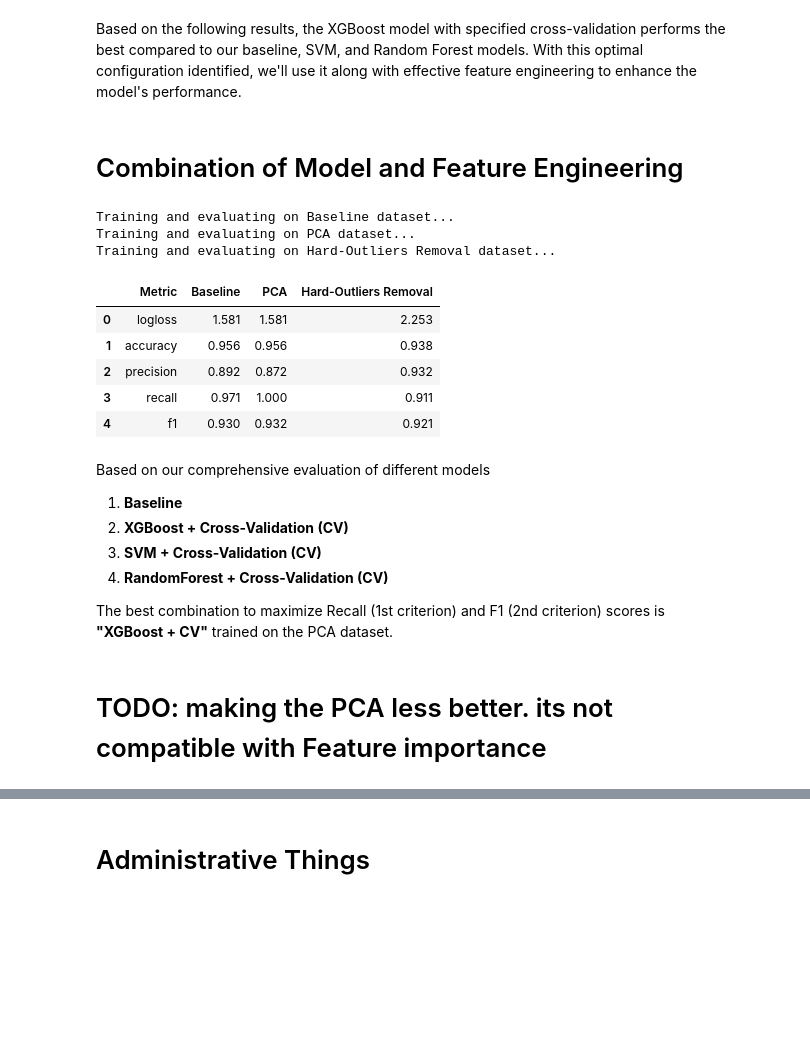
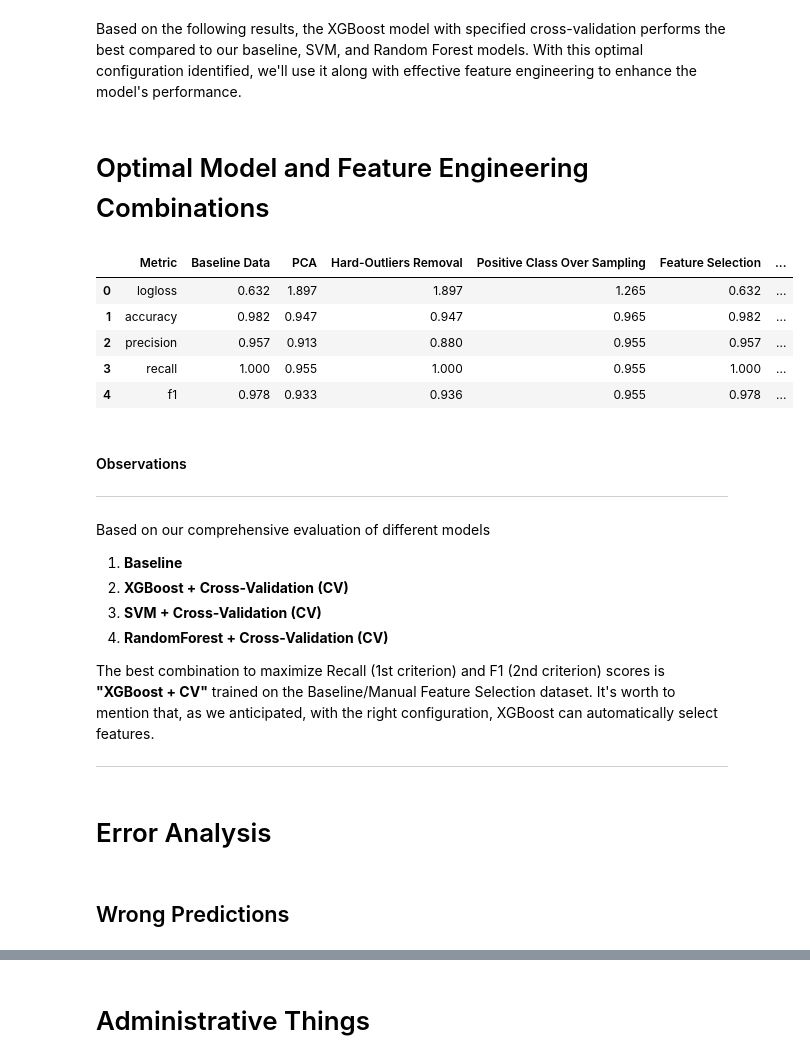
Before and after one commit to Haimzis/KaggleBreastCancerDetection, a Jupyter notebook: pipeline.ipynb, the cells around one changed output, grey strips where cells are left out. Drawn from its saved outputs; the diff is of its cells as text; code cells hidden in the pictures; blank space fills up the shorter version.

```diff
--- a/pipeline.ipynb
+++ b/pipeline.ipynb
@@ -494,2 +490,0 @@ shifting from EDA to XGBoost classifier training with 10-fold cross-validation.
-# %%
-training_df = numerical_df.drop(LABEL, axis=1).apply(zscore)
@@ -916,21 +956,20 @@ gs_conf = {
 # %%
 best_configurations = {
     'SVM': {'C': 8.129477481319464, 'coef0': 6.1252533932455835, 'degree': 9, 'gamma': 'scale', 'kernel': 'linear', 'shrinking': False, 'tol': 0.08111621007989843},
-    'XGBoost': {'gamma': 0.1324045592731578, 'learning_rate': 0.020712862970104915, 'max_depth': 4, 'min_child_weight': 2.393112716902598, 'n_estimators': 195, 'subsample': 0.9610919429456551},
+    'XGBoost': {'gamma': 0.22758468729670714, 'learning_rate': 0.03277228215633764, 'max_depth': 8, 'min_child_weight': 2.1459042606982752, 'n_estimators': 775, 'subsample': 0.7558997029980279},
     'RF': {'bootstrap': True, 'max_depth': 3, 'max_features': 'log2', 'min_samples_leaf': 1, 'min_samples_split': 5, 'n_estimators': 100}
 }
 
 best_cv_model = list(gs_conf.keys())[1]
 
 comparison_df_text = """Metric 	Baseline_Best_Fold 	GridSearch_SVM_Best_Fold 	GridSearch_XGBoost_Best_Fold 	GridSearch_RF_Best_Fold
-0 	logloss 	0.253 	2.213 	1.581 	3.162
-1 	accuracy 	0.912 	0.939 	0.956 	0.912
-2 	precision 	0.786 	0.829 	0.892 	0.786
-3 	recall 	0.971 	1.000 	0.971 	0.971
-4 	f1 	0.868 	0.907 	0.930 	0.868"""
+0 	logloss 	0.124 	1.265 	0.632 	2.529
+1 	accuracy 	0.930 	0.965 	0.982 	0.930
+2 	precision 	0.875 	0.917 	0.957 	0.875
+3 	recall 	0.955 	1.000 	1.000 	0.955
+4 	f1 	0.913 	0.957 	0.978 	0.913"""
 
-
-comparison_df = pd.read_csv(StringIO(comparison_df_text), sep=r'\s+')
+models_comparison_df = pd.read_csv(StringIO(comparison_df_text), sep=r'\s+')
 # %% [markdown]
 Run Hyper-Parameter fine-tuning for all the models
 # %%
@@ -940,7 +979,7 @@ if not SKIP_MODELS_HYPERPARAMETERS_FINETUNE:
   best_configurations = {name: None for name in gs_conf.keys()}
   cv = StratifiedKFold(n_splits=10, shuffle=True, random_state=SEED)
 
-  for m_name, m_conf in gs_conf.items():
+  for m_name, m_conf in tqdm(gs_conf.items(), total=len(gs_conf), desc='Training models'):
       random_search = RandomizedSearchCV(estimator=m_conf['model'], param_distributions=m_conf['param_dict'], scoring=METRIC_CRITERIA, cv=cv, n_iter=10, random_state=SEED, n_jobs=-1)
 
       m_conf['random_result'] = random_search.fit(X_train, Y_train)
@@ -951,8 +990,8 @@ if not SKIP_MODELS_HYPERPARAMETERS_FINETUNE:
       metrics_results.append(visualize_test_results(metrics_dict, X_test, Y_test, best_model))
 
   # compare to baseline model
-  comparison_df = compare_models(metrics_results, ['Baseline'] + [f'GridSearch_{m_name}' for m_name in gs_conf])
+  models_comparison_df = compare_models(metrics_results, ['Baseline'] + [f'GridSearch_{m_name}' for m_name in gs_conf])
 
-print(f'{best_cv_model} best given configuration was: {best_configurations[best_cv_model]}')
-display(comparison_df)
+print(f'\n{best_cv_model} best given configuration was: {best_configurations[best_cv_model]}')
+display(models_comparison_df)
 # %% [output]
@@ -966,48 +1005,56 @@ XGBoost best given configuration was: {'gamma': 0.1324045592731578, 'learning_ra
 # %% [markdown]
 Based on the following results, the XGBoost model with specified cross-validation performs the best compared to our baseline, SVM, and Random Forest models. With this optimal configuration identified, we'll use it along with effective feature engineering to enhance the model's performance.
 # %% [markdown]
-# Combination of Model and Feature Engineering
+# Optimal Model and Feature Engineering Combinations
 # %%
 datasets = {
-    'Baseline': (X_train, Y_train, X_test, Y_test),
+    'Baseline Data': (X_train, Y_train, X_test, Y_test),
     'PCA': (PCA_X_train, Y_train, PCA_X_test, Y_test),
-    'Hard-Outliers Removal': (OR_X_train, OR_Y_train, OR_X_test, OR_Y_test)
+    'Hard-Outliers Removal': (OR_X_train, OR_Y_train, OR_X_test, OR_Y_test),
+    'Positive Class Over Sampling': (OS_X_train_balanced, OS_Y_train_balanced, X_test, Y_test),
+    'Feature Selection': (FS_X_train, Y_train, FS_X_test, Y_test),
+    'Feature Selection + Outliers Removal': (FS_OR_X_train, OR_Y_train, FS_OR_X_test, OR_Y_test)
 }
 
 xgboost_conf = {
     'model': XGBClassifier(random_state=SEED),
     'param_dict': best_configurations['XGBoost']
 }
 
 metrics_results = []
-for dataset_name, (_X_train, _Y_train, _X_test, _Y_test) in datasets.items():
-    print(f"Training and evaluating on {dataset_name} dataset...")
+model_dict = {}
+for dataset_name, (_X_train, _Y_train, _X_test, _Y_test) in tqdm(datasets.items(), total=len(datasets), desc='Training chosen model over datasets'):
 
     # Initialize model with the given configuration
     xgboost_model = XGBClassifier(
         random_state=xgboost_conf['model'].random_state,
         **xgboost_conf['param_dict']
     )
 
-    # Train the model
+    # Train the model over all dataset
     xgboost_model.fit(_X_train, _Y_train)
+
+    model_dict[dataset_name] = xgboost_model
 
     # Visualize test results
     metrics_results.append(visualize_test_results(metrics_dict, _X_test, _Y_test, xgboost_model))
 
-comparison_df = compare_models(metrics_results, datasets.keys(), postfix='')
-display(comparison_df)
+combination_comparison_df = compare_models(metrics_results, datasets.keys(), postfix='')
+display(combination_comparison_df)
 # %% [output]
-Training and evaluating on Baseline dataset...
-Training and evaluating on PCA dataset...
-Training and evaluating on Hard-Outliers Removal dataset...
-|  | Metric | Baseline | PCA | Hard-Outliers Removal |
-| 0 | logloss | 1.581 | 1.581 | 2.253 |
-| 1 | accuracy | 0.956 | 0.956 | 0.938 |
-| 2 | precision | 0.892 | 0.872 | 0.932 |
-| 3 | recall | 0.971 | 1.000 | 0.911 |
-| 4 | f1 | 0.930 | 0.932 | 0.921 |
+|  | Metric | Baseline Data | PCA | Hard-Outliers Removal | Positive Class Over Sampling | Feature Selection | ... |
+| 0 | logloss | 0.632 | 1.897 | 1.897 | 1.265 | 0.632 | ... |
+| 1 | accuracy | 0.982 | 0.947 | 0.947 | 0.965 | 0.982 | ... |
+| 2 | precision | 0.957 | 0.913 | 0.880 | 0.955 | 0.957 | ... |
+| 3 | recall | 1.000 | 0.955 | 1.000 | 0.955 | 1.000 | ... |
+| 4 | f1 | 0.978 | 0.933 | 0.936 | 0.955 | 0.978 | ... |
 # %% [markdown]
+#### Observations
+
+
+---
+
+
 Based on our comprehensive evaluation of different models
 
 1. **Baseline**
@@ -1015,6 +1062,11 @@ Based on our comprehensive evaluation of different models
 3. **SVM + Cross-Validation (CV)**
 4. **RandomForest + Cross-Validation (CV)**
 
-The best combination to maximize Recall (1st criterion) and F1 (2nd criterion) scores is **"XGBoost + CV"** trained on the PCA dataset.
+The best combination to maximize Recall (1st criterion) and F1 (2nd criterion) scores is **"XGBoost + CV"** trained on the Baseline/Manual Feature Selection dataset. It's worth to mention that, as we anticipated, with the right configuration, XGBoost can automatically select features.
+
+
+---
-# %% [markdown]
-# TODO: making the PCA less better. its not compatible with Feature importance
+# %% [markdown]
+# Error Analysis
+# %% [markdown]
+## Wrong Predictions
```
Also changed, not shown: parts of 34 cells of this notebook.
